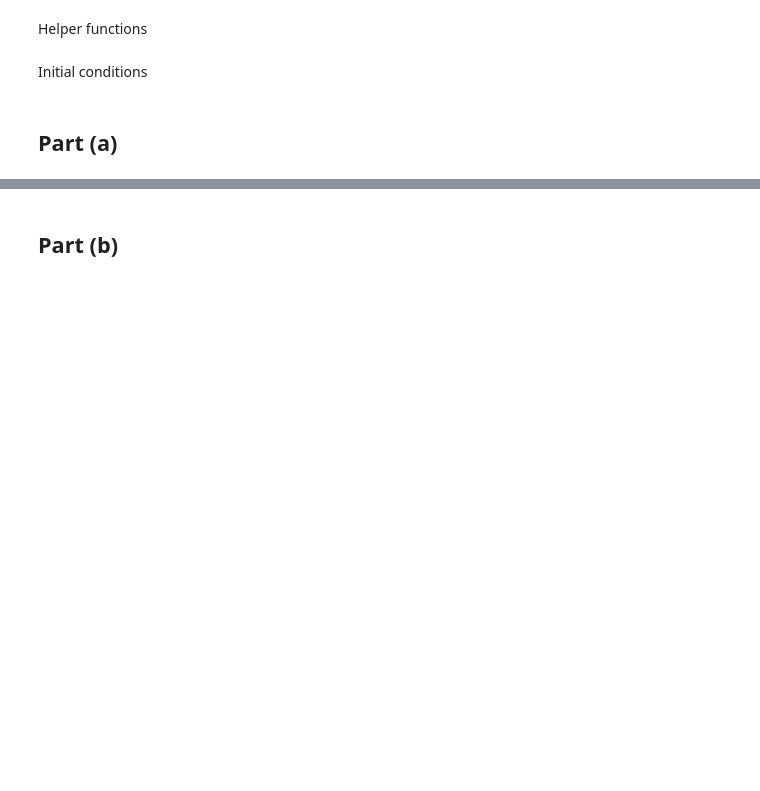
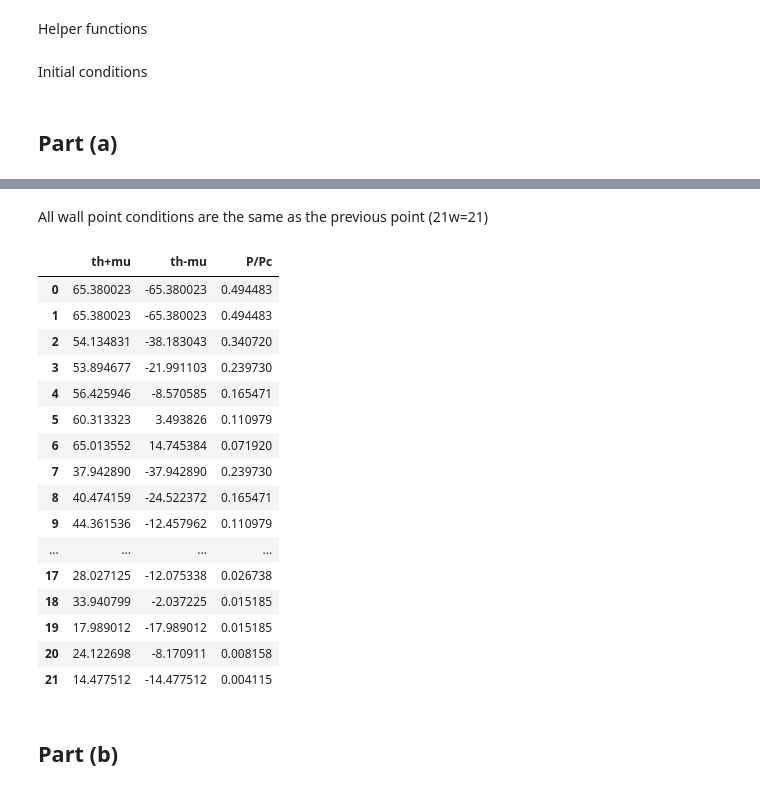
Before and after one commit to norheim/rocketscience, a Jupyter notebook: hw4.ipynb, the cells around one changed output, grey strips where cells are left out. Drawn from its saved outputs; the diff is of its cells as text; code cells hidden in the pictures; blank space fills up the shorter version.

```diff
--- a/hw4.ipynb
+++ b/hw4.ipynb
@@ -85,3 +85,25 @@ table[["M", "I+", "I-", "omegas", "thetas", "mu", "th+mu", "th-mu", "P/Pc", "alp
+# %% [markdown]
+All wall point conditions are the same as the previous point (21w=21)
+# %%
+table[["th+mu", "th-mu", "P/Pc"]]
+# %% [output]
+|  | th+mu | th-mu | P/Pc |
+| 0 | 65.380023 | -65.380023 | 0.494483 |
+| 1 | 65.380023 | -65.380023 | 0.494483 |
+| 2 | 54.134831 | -38.183043 | 0.340720 |
+| 3 | 53.894677 | -21.991103 | 0.239730 |
+| 4 | 56.425946 | -8.570585 | 0.165471 |
+| 5 | 60.313323 | 3.493826 | 0.110979 |
+| 6 | 65.013552 | 14.745384 | 0.071920 |
+| 7 | 37.942890 | -37.942890 | 0.239730 |
+| 8 | 40.474159 | -24.522372 | 0.165471 |
+| 9 | 44.361536 | -12.457962 | 0.110979 |
+| ... | ... | ... | ... |
+| 17 | 28.027125 | -12.075338 | 0.026738 |
+| 18 | 33.940799 | -2.037225 | 0.015185 |
+| 19 | 17.989012 | -17.989012 | 0.015185 |
+| 20 | 24.122698 | -8.170911 | 0.008158 |
+| 21 | 14.477512 | -14.477512 | 0.004115 |
 # %% [markdown]
 ## Part (b)
 # %%
```
Also changed, not shown: parts of 18 cells of this notebook.
